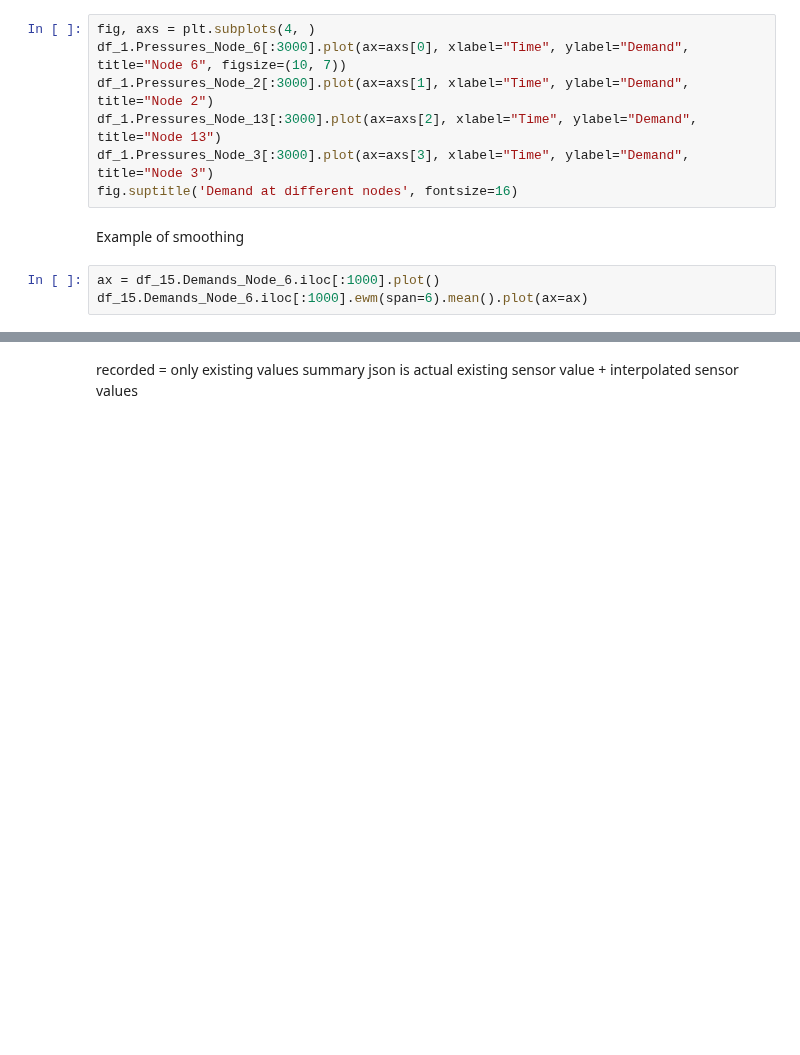
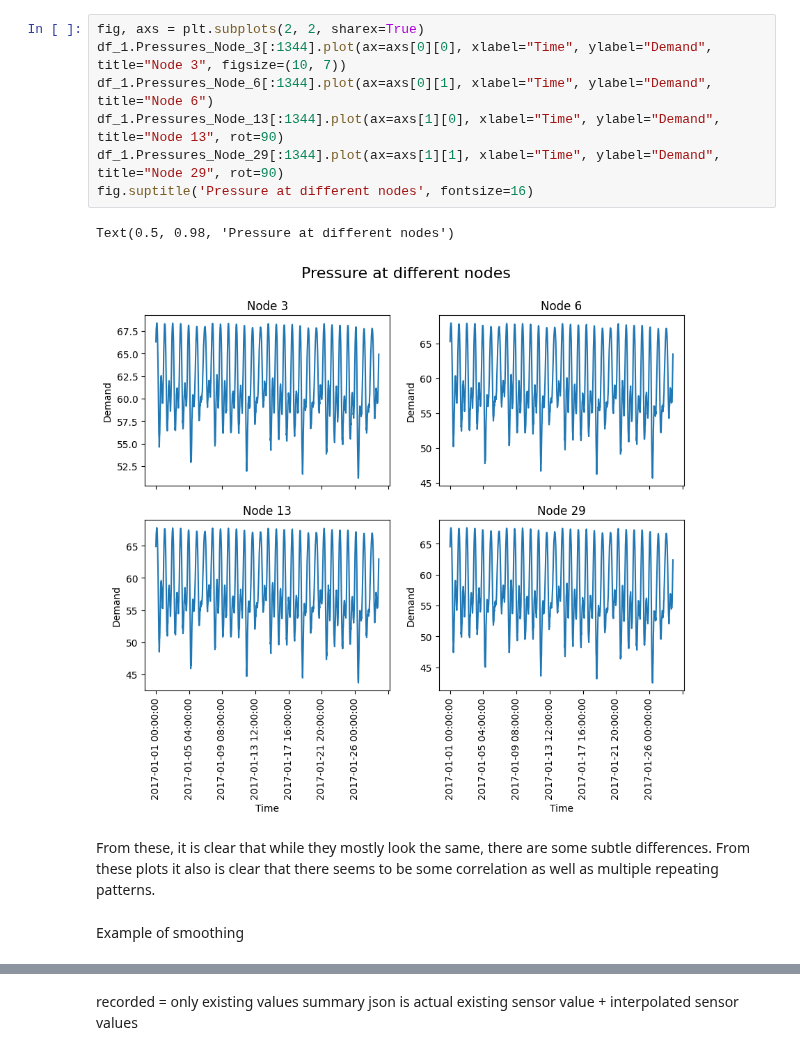
Before and after one commit to Mjnstag/IS-thesis-pattern-extraction, a Jupyter notebook: EDA.ipynb, the cells around one changed output, grey strips where cells are left out. Drawn from its saved outputs; the diff is of its cells as text; blank space fills up the shorter version.

```diff
--- a/EDA.ipynb
+++ b/EDA.ipynb
@@ -58,12 +120,14 @@ fig.suptitle('Demand at different nodes', fontsize=16)
 # %%
-fig, axs = plt.subplots(4, )
-df_1.Pressures_Node_6[:3000].plot(ax=axs[0], xlabel="Time", ylabel="Demand", title="Node 6", figsize=(10, 7))
-df_1.Pressures_Node_2[:3000].plot(ax=axs[1], xlabel="Time", ylabel="Demand", title="Node 2")
-df_1.Pressures_Node_13[:3000].plot(ax=axs[2], xlabel="Time", ylabel="Demand", title="Node 13")
-df_1.Pressures_Node_3[:3000].plot(ax=axs[3], xlabel="Time", ylabel="Demand", title="Node 3")
-fig.suptitle('Demand at different nodes', fontsize=16)
+fig, axs = plt.subplots(2, 2, sharex=True)
+df_1.Pressures_Node_3[:1344].plot(ax=axs[0][0], xlabel="Time", ylabel="Demand", title="Node 3", figsize=(10, 7))
+df_1.Pressures_Node_6[:1344].plot(ax=axs[0][1], xlabel="Time", ylabel="Demand", title="Node 6")
+df_1.Pressures_Node_13[:1344].plot(ax=axs[1][0], xlabel="Time", ylabel="Demand", title="Node 13", rot=90)
+df_1.Pressures_Node_29[:1344].plot(ax=axs[1][1], xlabel="Time", ylabel="Demand", title="Node 29", rot=90)
+fig.suptitle('Pressure at different nodes', fontsize=16)
+# %% [output]
+Text(0.5, 0.98, 'Pressure at different nodes')
+[figure, added]
+# %% [markdown]
+From these, it is clear that while they mostly look the same, there are some subtle differences. From these plots it also is clear that there seems to be some correlation as well as multiple repeating patterns.
 # %% [markdown]
 Example of smoothing
-# %%
-ax = df_15.Demands_Node_6.iloc[:1000].plot()
-df_15.Demands_Node_6.iloc[:1000].ewm(span=6).mean().plot(ax=ax)
```
Also changed, not shown: parts of 27 cells of this notebook, 1 other file.
